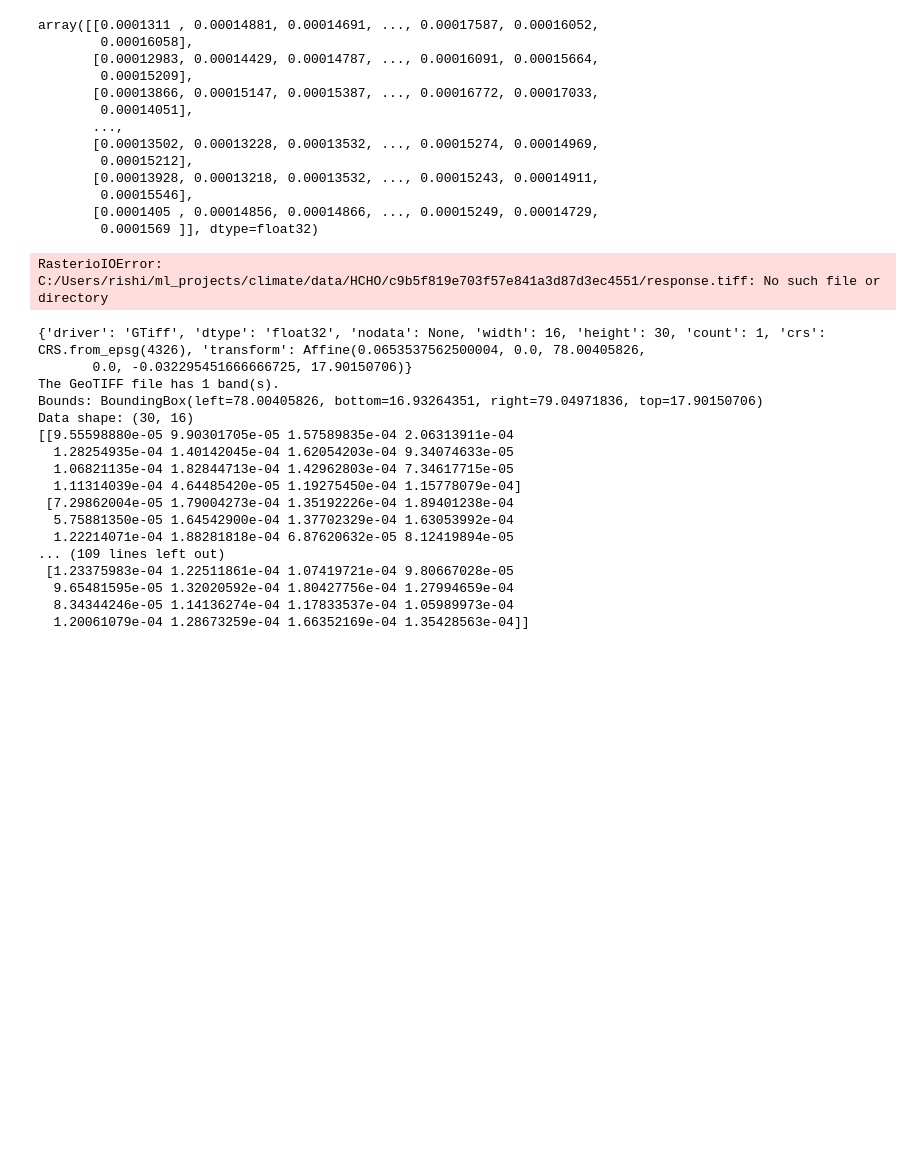
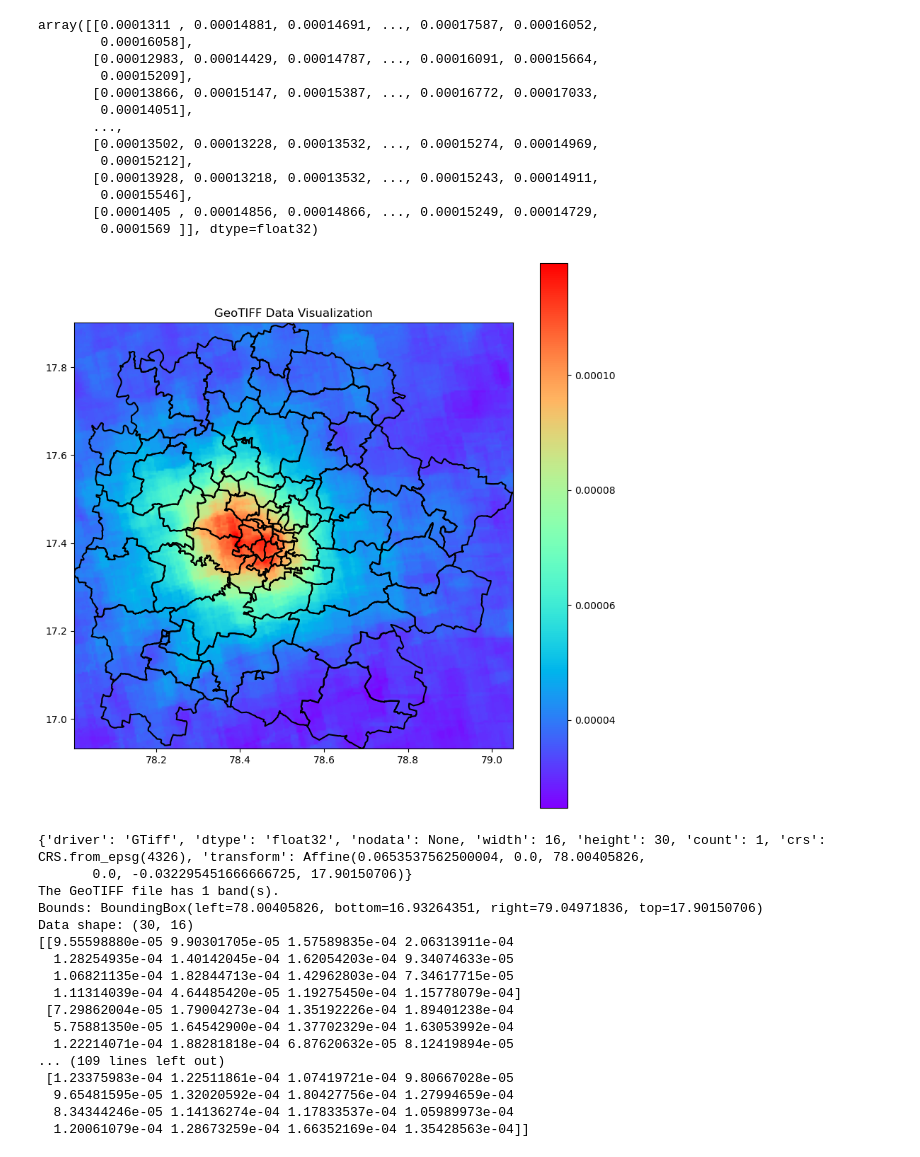
Before and after one commit to Rishi-Bharadwaj/air_pollution_correlation, a Jupyter notebook: Notebooks/straight_tiff4.ipynb, the cells around one changed output. Cells and saved outputs as stored; diff of their text form; code cells hidden in the pictures; blank space fills up the shorter version.

```diff
--- a/Notebooks/straight_tiff4.ipynb
+++ b/Notebooks/straight_tiff4.ipynb
@@ -134,35 +134,35 @@ import geopandas as gpd
 # Load the shapefile
 shapefile_path = r'C:\Users\rishi\ml_projects\climate\hmda_boundary\hmda_boundary.shp'
 gdf = gpd.read_file(shapefile_path)
 
 import rasterio
 from rasterio.plot import show
 import matplotlib.pyplot as plt
 import matplotlib.colors as mcolors
 # Load the GeoTIFF file
 vmin = .1072  # Minimum value for normalization
 vmax = .1086  # Maximum value for normalization
 
 # Open the GeoTIFF file
-tiff_file = r'C:\Users\rishi\ml_projects\climate\data\HCHO\c9b5f819e703f57e841a3d87d3ec4551\response.tiff'
+tiff_file = r'C:\Users\rishi\ml_projects\climate\temp_23_a\NO2\b0c2281674bdb684e34803f02a069475\response.tiff'
 with rasterio.open(tiff_file) as dataset:
     # Create a normalization instance
     norm = mcolors.Normalize(vmin=vmin, vmax=vmax)
 
     # Display the image with geospatial context
     fig, ax = plt.subplots(figsize=(10, 10))
     show(dataset, ax=ax, cmap='rainbow')
     plt.title('GeoTIFF Data Visualization')
 
     # Add a colorbar with the same normalization
     plt.colorbar(ax.images[0], ax=ax, orientation='vertical')
 
     # Plot the boundary of the GeoDataFrame
     gdf.boundary.plot(ax=ax, edgecolor='black')
 
     plt.show()
 # %% [output]
-RasterioIOError: C:/Users/rishi/ml_projects/climate/data/HCHO/c9b5f819e703f57e841a3d87d3ec4551/response.tiff: No such file or directory
+[figure, added]
 # %%
 with rasterio.open(tiff_file) as dataset:
     # Print metadata
```
Also changed, not shown: 6 other files.
